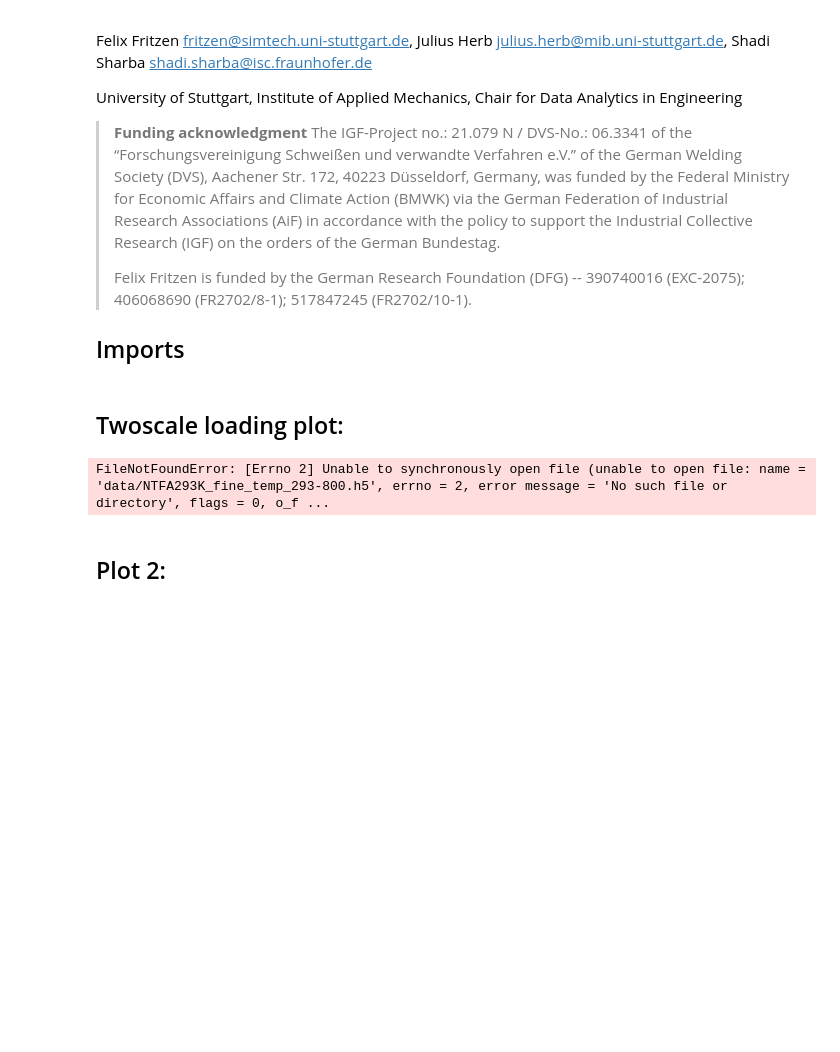
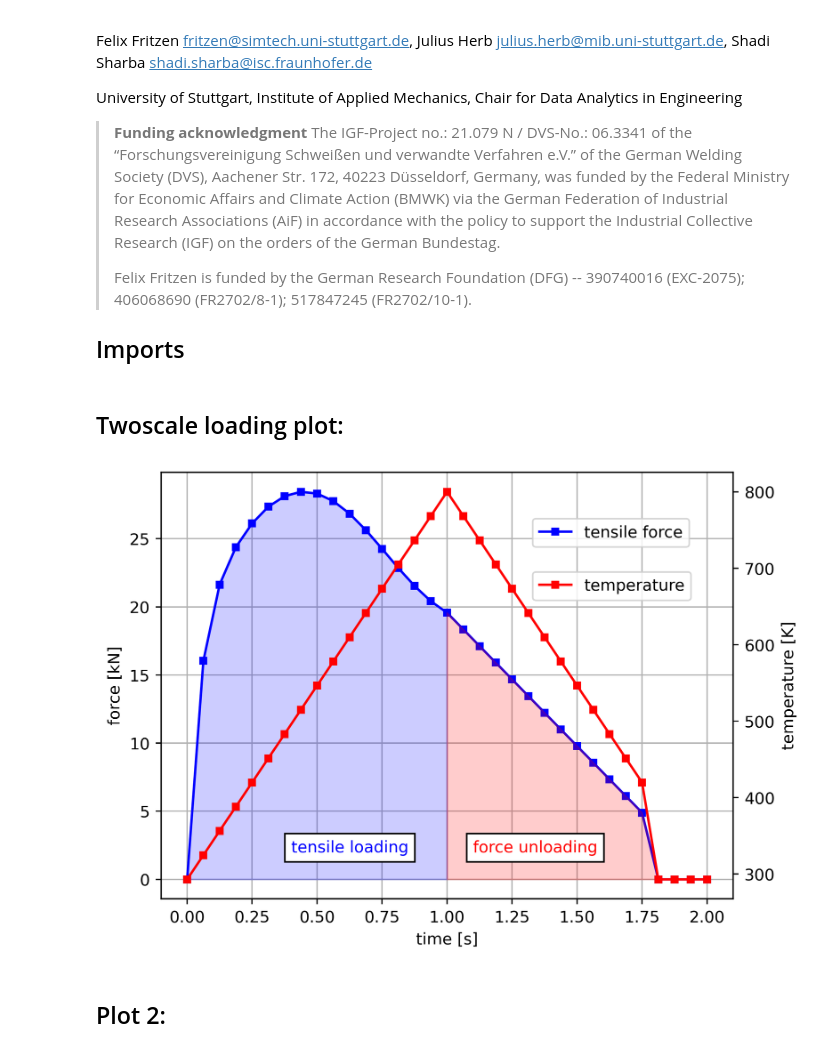
Before and after one commit to DataAnalyticsEngineering/ThermoNTFA, a Jupyter notebook: examples/NTFA_thermo_paper.ipynb, the cells around one changed output. Saved outputs shown, nothing was run; the diff lists cells and outputs as text; code cells hidden in the pictures; blank space fills up the shorter version.

Commit message:
Restructure data

```diff
--- a/examples/NTFA_thermo_paper.ipynb
+++ b/examples/NTFA_thermo_paper.ipynb
@@ -26,6 +26,8 @@ import os
 import h5py
 import matplotlib.pyplot as plt
 import numpy as np
+
+data_path = "../data"
 # %% [markdown]
 ## Twoscale loading plot:
 # %%
@@ -33,7 +35,7 @@ dpi = 400
 force = []
 temp = []
 for s in ("fine",):  # 'coarse', 'medium',
-    file_name = os.path.join("data", f"NTFA293K_{s}_temp_293-800.h5")
+    file_name = os.path.join(data_path, "results", f"NTFA293K_{s}_temp_293-800.h5")
     with h5py.File(file_name, mode="r") as F:
         force.append(np.array(F["force28"]) / 1e6)
         temp.append(np.array(F["temperature28"]))
@@ -46,35 +48,35 @@ for f, T in zip((force), (temp)):
     if labels:
         ax.plot(1.0, f[np.where(t == 1.0)], "o", color="black", ms=6)
     else:
         ax2 = ax.twinx()
         nhalf = int((t.size + 1) / 2)
         # ax.plot(1.0, f[np.where(t==1.0)], 'o', color='black', ms=6, label='start unloading', zorder=4)
         ax.fill_between(
             t[:nhalf], f[:nhalf], np.zeros(nhalf), color="blue", alpha=0.2, zorder=2
         )
         ax.fill_between(
             t[(nhalf - 1) :],
             f[(nhalf - 1) :],
             np.zeros(f.size - nhalf + 1),
             color="red",
             alpha=0.2,
             zorder=2,
         )
         ax2.plot(t, T, "-s", ms=4, color="red", zorder=4, label="temperature")
         ax.set_xlabel("time [s]")
         ax.set_ylabel("force [kN]")
         ax2.set_ylabel("temperature [K]")
         ax.text(0.4, 2, "tensile loading", color="blue", bbox=dict(facecolor="white"))
         ax.text(1.1, 2, "force unloading", color="red", bbox=dict(facecolor="white"))
         ax.grid(zorder=1)
         ax.legend(loc=(0.65, 0.825))
         ax2.legend(loc=(0.65, 0.7))
     nhalf = int((t.size + 1) / 2)
     labels = True
-fig.savefig(os.path.join("results", "twoscale_loading.pdf"))
+fig.savefig(os.path.join(data_path, "figures", "twoscale_loading.pdf"))
 plt.show()
 # %% [output]
-FileNotFoundError: [Errno 2] Unable to synchronously open file (unable to open file: name = 'data/NTFA293K_fine_temp_293-800.h5', errno = 2, error message = 'No such file or directory', flags = 0, o_f ...
+[figure, added]
 # %% [markdown]
 ## Plot 2:
 # %%
```
Also changed, not shown: parts of 3 cells of this notebook, 29 other files.
